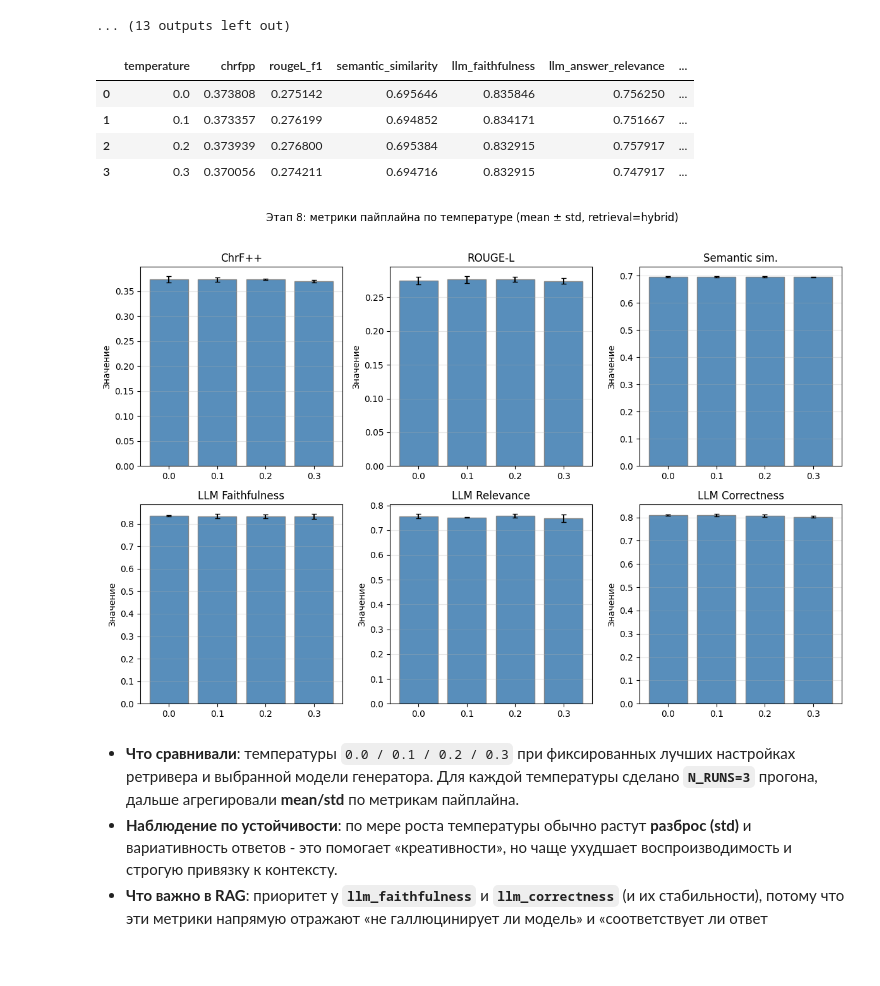
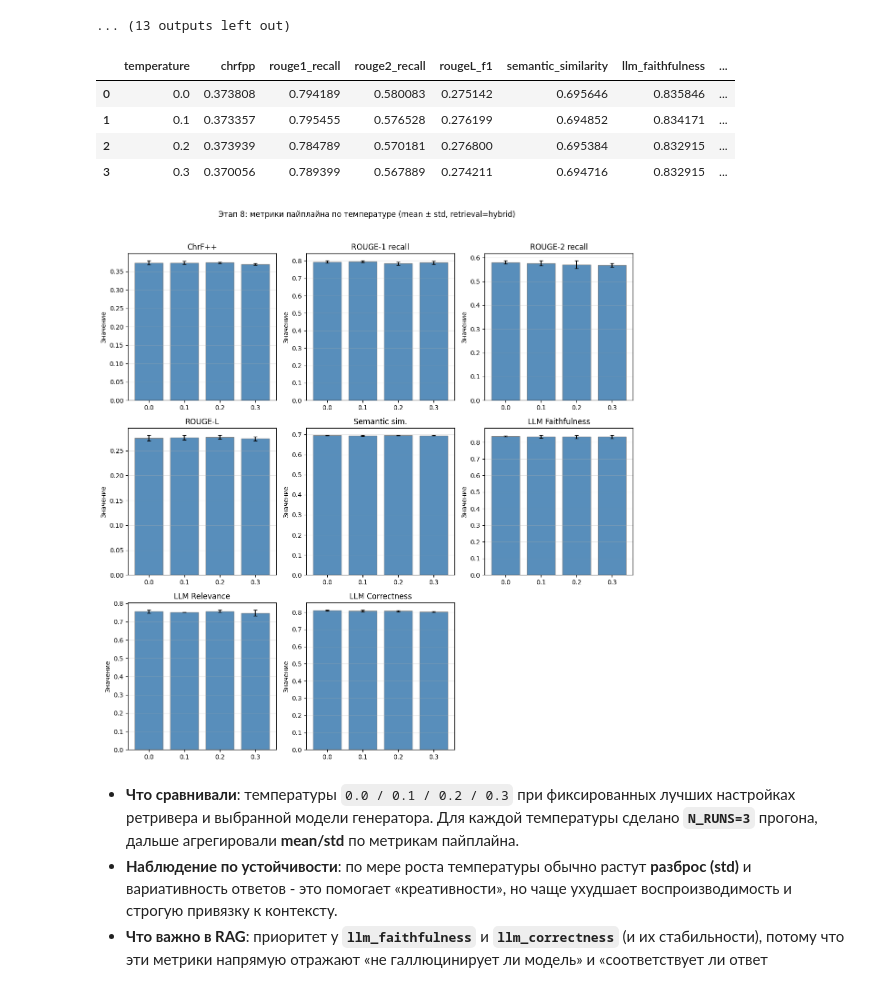
Before and after one commit to LHLHLHE/boardgame-rules-assistant, a Jupyter notebook: research/rag_experiments/notebooks/04_phase1_experiments.ipynb, the cells around one changed output. Drawn from its saved outputs; the diff is of its cells as text; code cells hidden in the pictures; blank space fills up the shorter version.

```diff
--- a/research/rag_experiments/notebooks/04_phase1_experiments.ipynb
+++ b/research/rag_experiments/notebooks/04_phase1_experiments.ipynb
@@ -1220,7 +1220,7 @@ You should probably TRAIN this model on a down-stream task to be able to use it
 # %%
 # Агрегация по температуре: mean и std по 3 прогонам для каждой метрики
 phase8_metrics = [
-    "chrfpp", "rougeL_f1", "semantic_similarity",
+    "chrfpp", "rouge1_recall", "rouge2_recall", "rougeL_f1", "semantic_similarity",
     "llm_faithfulness", "llm_answer_relevance", "llm_correctness"
 ]
 phase8_raw = []
@@ -1251,46 +1251,48 @@ else:
     phase8_df = pd.DataFrame()
     phase8_std_df = pd.DataFrame()
 # %% [output]
-|  | temperature | chrfpp | rougeL_f1 | semantic_similarity | llm_faithfulness | llm_answer_relevance | ... |
-| 0 | 0.0 | 0.373808 | 0.275142 | 0.695646 | 0.835846 | 0.756250 | ... |
-| 1 | 0.1 | 0.373357 | 0.276199 | 0.694852 | 0.834171 | 0.751667 | ... |
-| 2 | 0.2 | 0.373939 | 0.276800 | 0.695384 | 0.832915 | 0.757917 | ... |
-| 3 | 0.3 | 0.370056 | 0.274211 | 0.694716 | 0.832915 | 0.747917 | ... |
+|  | temperature | chrfpp | rouge1_recall | rouge2_recall | rougeL_f1 | semantic_similarity | llm_faithfulness | ... |
+| 0 | 0.0 | 0.373808 | 0.794189 | 0.580083 | 0.275142 | 0.695646 | 0.835846 | ... |
+| 1 | 0.1 | 0.373357 | 0.795455 | 0.576528 | 0.276199 | 0.694852 | 0.834171 | ... |
+| 2 | 0.2 | 0.373939 | 0.784789 | 0.570181 | 0.276800 | 0.695384 | 0.832915 | ... |
+| 3 | 0.3 | 0.370056 | 0.789399 | 0.567889 | 0.274211 | 0.694716 | 0.832915 | ... |
 # %%
 phase8_metric_titles = {
     "chrfpp": "ChrF++",
+    "rouge1_recall": "ROUGE-1 recall",
+    "rouge2_recall": "ROUGE-2 recall",
     "rougeL_f1": "ROUGE-L",
     "semantic_similarity": "Semantic sim.",
     "llm_faithfulness": "LLM Faithfulness",
     "llm_answer_relevance": "LLM Relevance",
     "llm_correctness": "LLM Correctness",
 }
 if len(phase8_df) > 0 and metrics_present:
     chart_metrics = [m for m in phase8_metrics if m in phase8_df.columns]
     n_plots = len(chart_metrics)
     n_cols = 3
     n_rows = (n_plots + n_cols - 1) // n_cols
     fig, axes = plt.subplots(n_rows, n_cols, figsize=(12, 4 * n_rows))
     axes = axes.flatten() if hasattr(axes, "flatten") else [axes]
     x = range(len(phase8_df))
     labels = [str(t) for t in phase8_df["temperature"]]
     for idx, m in enumerate(chart_metrics):
         ax = axes[idx]
         ax.bar(x, phase8_df[m], color="steelblue", edgecolor="gray", alpha=0.9, label="mean")
         if m in phase8_std_df.columns and phase8_std_df[m].notna().any():
             ax.errorbar(x, phase8_df[m], yerr=phase8_std_df[m], fmt="none", color="black", capsize=3)
         ax.set_title(phase8_metric_titles.get(m, m))
         ax.set_ylabel("Значение")
         ax.set_xticks(x)
         ax.set_xticklabels(labels)
         ax.grid(True, alpha=0.3, axis="y")
     for j in range(len(chart_metrics), len(axes)):
         axes[j].set_visible(False)
     plt.suptitle(f"Этап 8: метрики пайплайна по температуре (mean ± std, retrieval={BEST_RETRIEVAL_MODE})", fontsize=12, y=1.02)
     plt.tight_layout()
     plt.show()
 # %% [output]
-[figure, old version]
+[figure, new version]
 # %% [markdown]
 - **Что сравнивали**: температуры `0.0 / 0.1 / 0.2 / 0.3` при фиксированных лучших настройках ретривера и выбранной модели генератора. Для каждой температуры сделано **`N_RUNS=3`** прогона, дальше агрегировали **mean/std** по метрикам пайплайна.
 - **Наблюдение по устойчивости**: по мере роста температуры обычно растут **разброс (std)** и вариативность ответов - это помогает «креативности», но чаще ухудшает воспроизводимость и строгую привязку к контексту.
```
